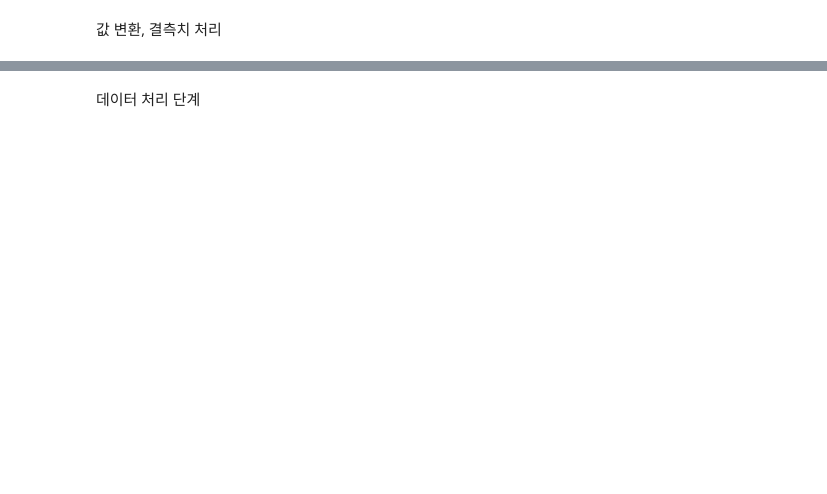
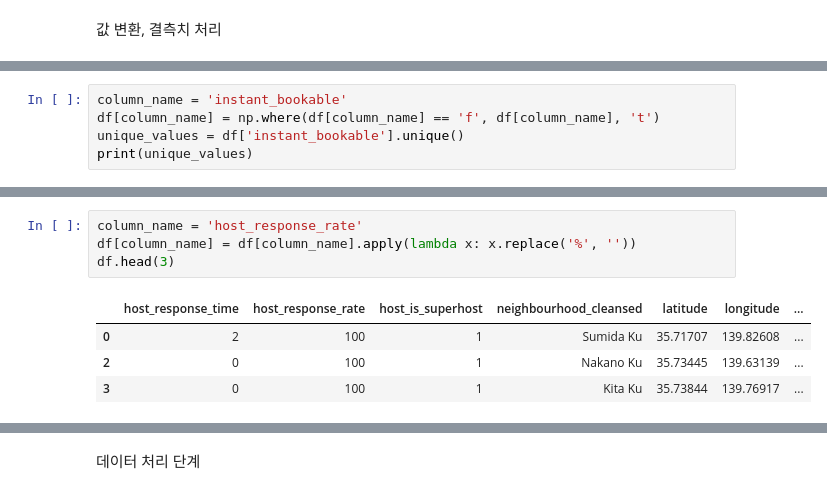
Before and after one commit to rainnn99/-DataAnalysis_Airbnb, a Jupyter notebook: DataAnalysis_Airbnb.ipynb, the cells around one changed output, grey strips where cells are left out. Cells and saved outputs as stored; diff of their text form; blank space fills up the shorter version.

```diff
--- a/DataAnalysis_Airbnb.ipynb
+++ b/DataAnalysis_Airbnb.ipynb
@@ -214,0 +196,5 @@ dtype: object
+# %%
+column_name = 'instant_bookable'
+df[column_name] = np.where(df[column_name] == 'f', df[column_name], 't')
+unique_values = df['instant_bookable'].unique()
+print(unique_values)
@@ -214,0 +228,9 @@ dtype: object
+# %%
+column_name = 'host_response_rate'
+df[column_name] = df[column_name].apply(lambda x: x.replace('%', ''))
+df.head(3)
+# %% [output]
+|  | host_response_time | host_response_rate | host_is_superhost | neighbourhood_cleansed | latitude | longitude | ... |
+| 0 | 2 | 100 | 1 | Sumida Ku | 35.71707 | 139.82608 | ... |
+| 2 | 0 | 100 | 1 | Nakano Ku | 35.73445 | 139.63139 | ... |
+| 3 | 0 | 100 | 1 | Kita Ku | 35.73844 | 139.76917 | ... |
```
Also changed, not shown: parts of 20 cells of this notebook.
